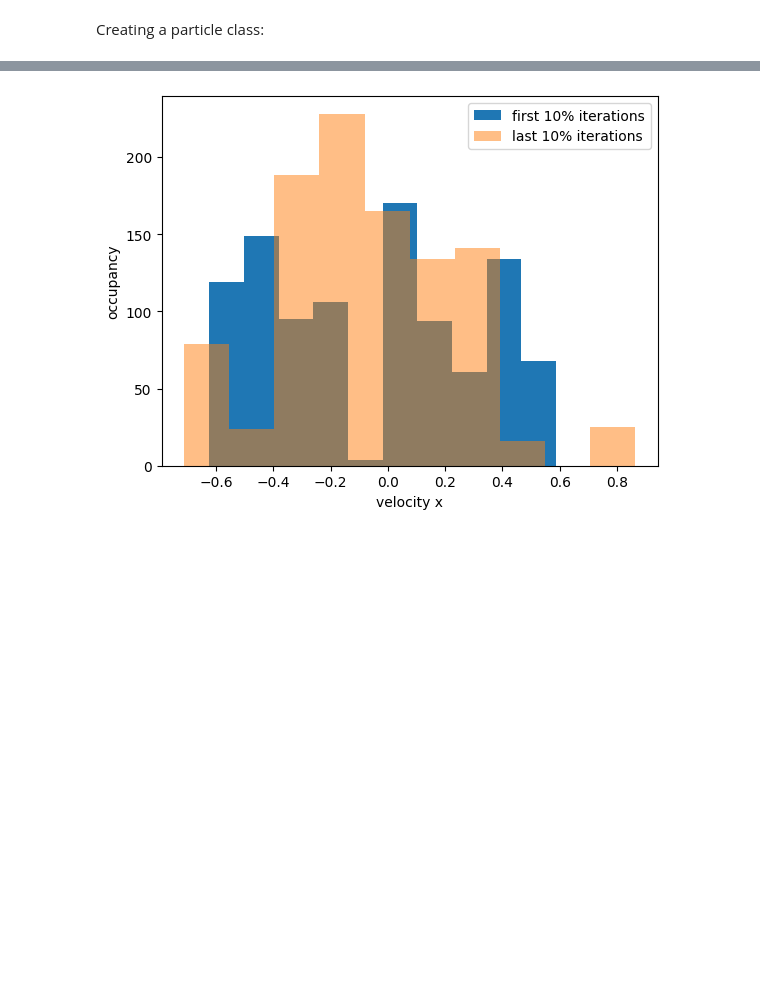
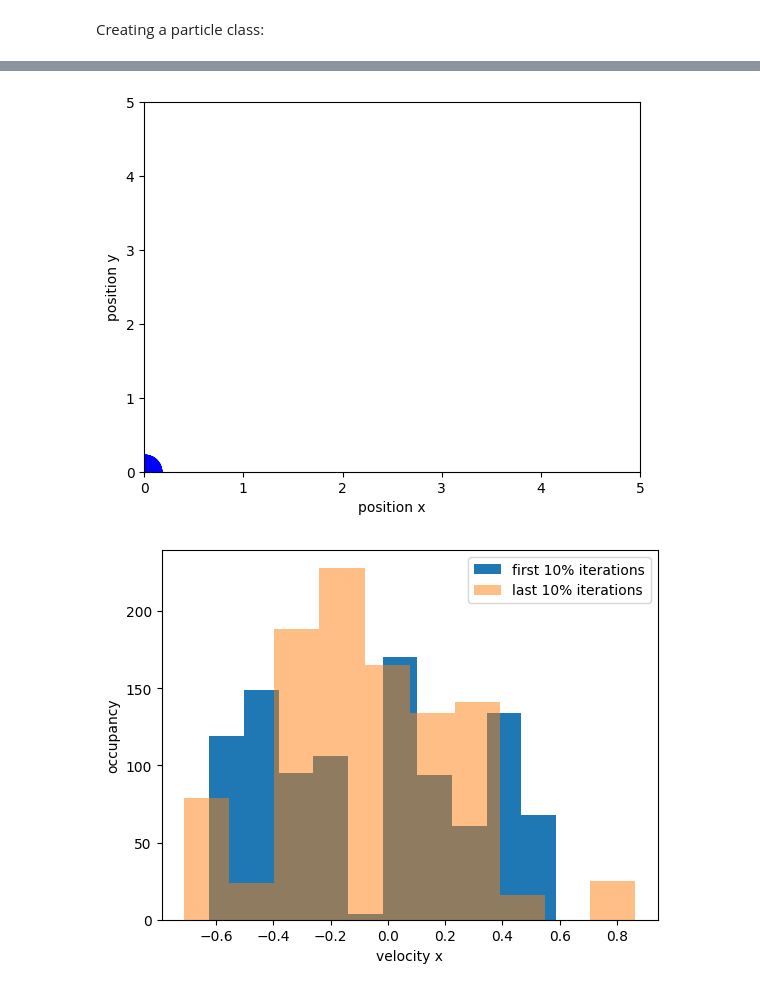
Before and after one commit to JONNeKK/ccs, a Jupyter notebook: week_2/week_2.ipynb, the cells around one changed output, grey strips where cells are left out. Cells and saved outputs as stored; diff of their text form; code cells hidden in the pictures; blank space fills up the shorter version.

```diff
--- a/week_2/week_2.ipynb
+++ b/week_2/week_2.ipynb
@@ -548,2 +590,4 @@ sim.run()
 # %%
-#sim.animation(True)
+sim.animation(True)
+# %% [output]
+[figure, added]
```
Also changed, not shown: parts of 11 cells of this notebook.
